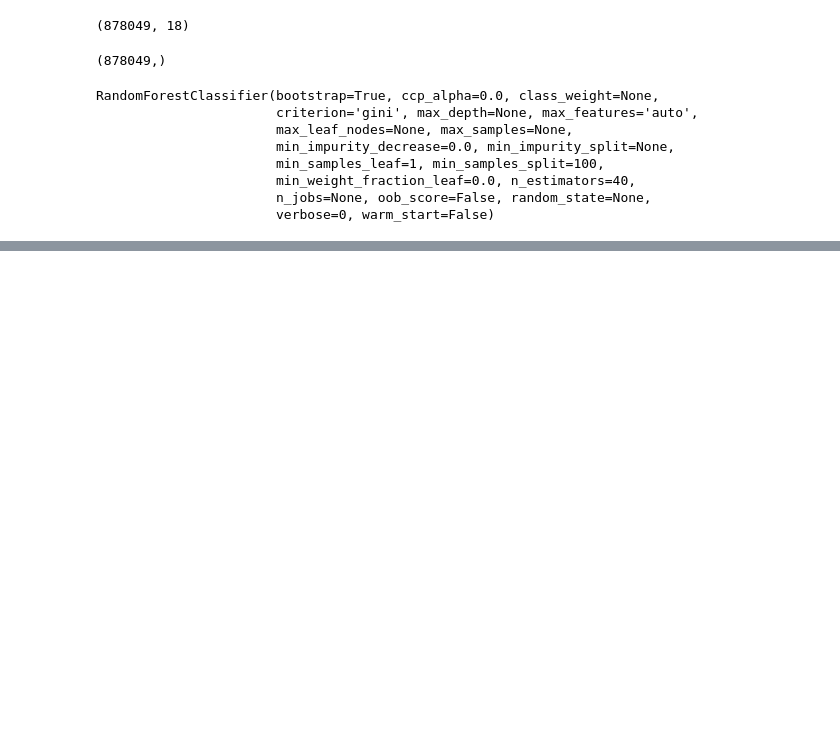
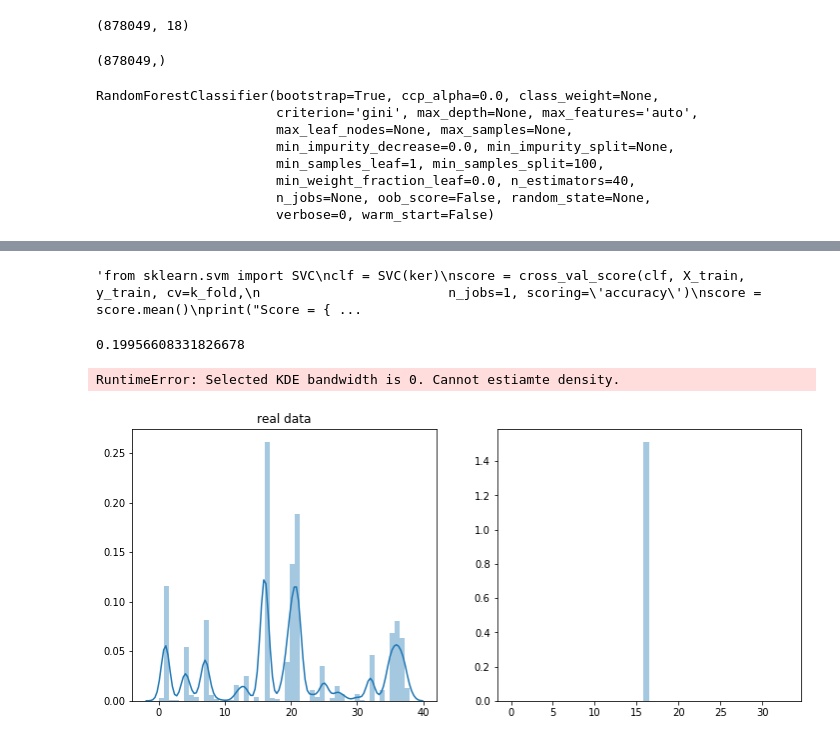
Before and after one commit to lhs7091/PythonDataScienceExam, a Jupyter notebook: sanfrancisco_criminal_prediction/sanfrancisco_crime_prediction_03.ipynb, the cells around one changed output, grey strips where cells are left out. Saved outputs shown, nothing was run; the diff lists cells and outputs as text; code cells hidden in the pictures; blank space fills up the shorter version.

```diff
--- a/sanfrancisco_criminal_prediction/sanfrancisco_crime_prediction_03.ipynb
+++ b/sanfrancisco_criminal_prediction/sanfrancisco_crime_prediction_03.ipynb
@@ -204,9 +204,30 @@ Score = 0.29057
 # %%
-from sklearn.svm import SVC
-clf = SVC()
+'''from sklearn.svm import SVC
+clf = SVC(ker)
 score = cross_val_score(clf, X_train, y_train, cv=k_fold,
                         n_jobs=1, scoring='accuracy')
 score = score.mean()
-print("Score = {0:.5f}".format(score))
+print("Score = {0:.5f}".format(score))'''
+# %% [output]
+'from sklearn.svm import SVC\nclf = SVC(ker)\nscore = cross_val_score(clf, X_train, y_train, cv=k_fold,\n                        n_jobs=1, scoring=\'accuracy\')\nscore = score.mean()\nprint("Score = { ...
 # %%
 #result.to_csv(path_or_buf="./rfc_predict_5.csv", index=True, index_label='Id')
+# %%
+from sklearn.ensemble import GradientBoostingClassifier
+eclf = GradientBoostingClassifier(n_estimators=1, learning_rate=0.1)
+eclf.fit(X_train, y_train)
+prediction = eclf.predict(X_test)
+print(eclf.score(X_train, y_train))
+# %% [output]
+0.19956608331826678
+# %%
+fig, (ax1, ax2) = plt.subplots(ncols=2)
+fig.set_size_inches(12,5)
+
+sns.distplot(y_test, ax=ax1, bins=50)
+ax1.set(title="real data")
+sns.distplot(prediction, ax=ax2, bins=50)
+ax2.set(title="prediction")
+# %% [output]
+RuntimeError: Selected KDE bandwidth is 0. Cannot estiamte density.
+[figure, added]
```
Also changed, not shown: parts of 3 cells of this notebook.
